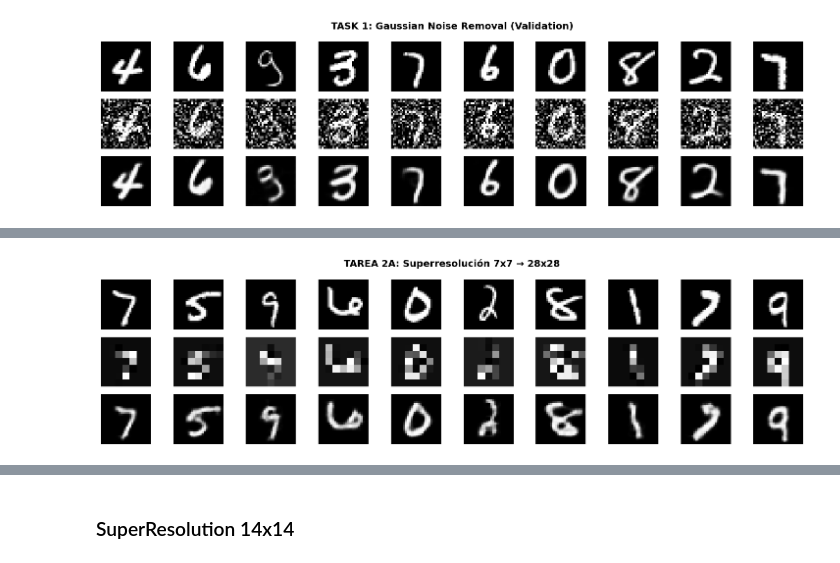
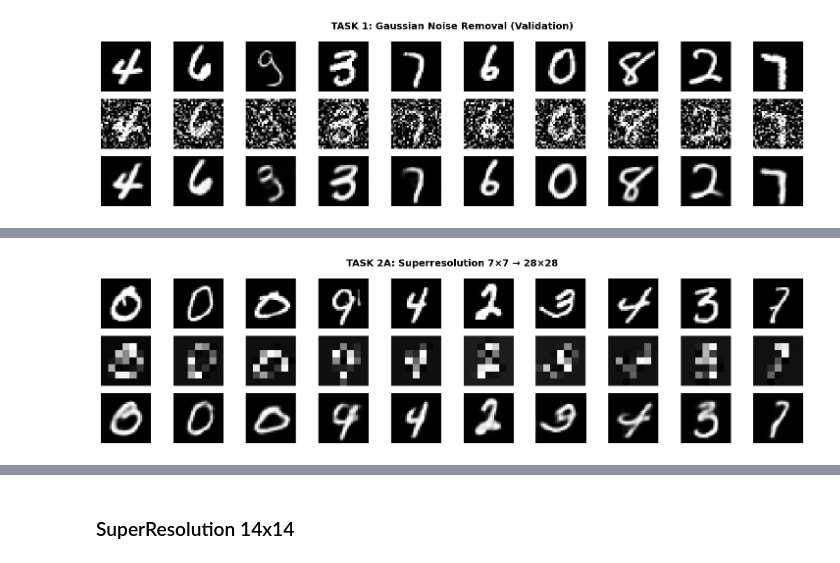
Before and after one commit to NestX10/Autoencoders, a Jupyter notebook: autoencoders.ipynb, the cells around one changed output, grey strips where cells are left out. Cells and saved outputs as stored; diff of their text form; code cells hidden in the pictures.

Commit message:
refactorin of superresolution 7x7, added validation

```diff
--- a/autoencoders.ipynb
+++ b/autoencoders.ipynb
@@ -235,20 +229,14 @@ for i in range(num_images):
     plt.subplot(3, num_images, i + 1)
     plt.imshow(images_cpu[i].squeeze())
     plt.axis('off')
-    if i == 0:
-        plt.ylabel('Original\n(Validation)', fontsize=11, fontweight='bold')
 
     plt.subplot(3, num_images, num_images + i + 1)
     plt.imshow(noisy_cpu[i].squeeze())
     plt.axis('off')
-    if i == 0:
-        plt.ylabel('Noisy\n(Input)', fontsize=11, fontweight='bold')
 
     plt.subplot(3, num_images, 2 * num_images + i + 1)
     plt.imshow(recon_cpu[i].squeeze())
     plt.axis('off')
-    if i == 0:
-        plt.ylabel('Reconstructed\n(Output)', fontsize=11, fontweight='bold')
 
 plt.tight_layout()
 plt.show()
@@ -262,8 +252,10 @@ class SuperResolution7x7(nn.Module):
         super().__init__()
         self.encoder = nn.Sequential(
             nn.Conv2d(1, 32, 3, padding=1),
+            nn.BatchNorm2d(32),
             nn.ReLU(),
             nn.Conv2d(32, 64, 3, padding=1),
+            nn.BatchNorm2d(64),
             nn.ReLU()
         )
 
@@ -283,13 +279,14 @@ class SuperResolution7x7(nn.Module):
+# %%
+model_sr7 = SuperResolution7x7().to(device)
+criterion = nn.MSELoss()
+optimizer_sr7 = torch.optim.Adam(model_sr7.parameters(), lr=1e-3, weight_decay=1e-5)
 # %%
-model_sr7 = SuperResolution7x7()
-criterion = nn.MSELoss()
-optimizer_sr7 = torch.optim.Adam(model_sr7.parameters(), lr=1e-3, weight_decay=1e-5)
-
 num_epochs = 15
 outputs_sr7 = []
 
 for epoch in range(num_epochs):
     for (img, _) in data_loader:
+        img = img.to(device)
         img_7x7 = downsample_images(img, 7)
 
         recon = model_sr7(img_7x7)
@@ -300,5 +297,5 @@ for epoch in range(num_epochs):
         optimizer_sr7.step()
 
     print(f'Epoch:{epoch+1}, Loss:{loss.item():.4f}')
-    outputs_sr7.append((epoch, img, img_7x7, recon))
+    outputs_sr7.append((epoch, img.detach().cpu(), img_7x7.detach().cpu(), recon.detach().cpu()))
 # %% [output]
@@ -320,31 +323,25 @@ Epoch:15, Loss:0.0134
 # %%
 epoch, original, low_res, reconstructed = outputs_sr7[-1]
 num_images = 10
 
 plt.figure(figsize=(15, 4))
-plt.suptitle('TAREA 2A: Superresolución 7x7 → 28x28', fontsize=14, fontweight='bold')
+plt.suptitle('TASK 2A: Superresolution 7×7 → 28×28', fontsize=14, fontweight='bold')
 plt.gray()
 
 for i in range(num_images):
-    plt.subplot(3, num_images, i+1)
+    plt.subplot(3, num_images, i + 1)
     plt.imshow(original[i].squeeze())
     plt.axis('off')
-    if i == 0:
-        plt.ylabel('Original\n(28x28)', fontsize=11, fontweight='bold')
 
-    plt.subplot(3, num_images, num_images+i+1)
+    plt.subplot(3, num_images, num_images + i + 1)
     plt.imshow(low_res[i].squeeze())
     plt.axis('off')
-    if i == 0:
-        plt.ylabel('Reducida\n(7x7)', fontsize=11, fontweight='bold')
 
-    plt.subplot(3, num_images, 2*num_images+i+1)
-    plt.imshow(reconstructed[i].detach().squeeze())
+    plt.subplot(3, num_images, 2 * num_images + i + 1)
+    plt.imshow(reconstructed[i].squeeze())
     plt.axis('off')
-    if i == 0:
-        plt.ylabel('Generada\n(28x28)', fontsize=11, fontweight='bold')
 
 plt.tight_layout()
 plt.show()
 # %% [output]
-[figure, old version]
+[figure, new version]
```
Also changed, not shown: parts of 15 cells of this notebook.
